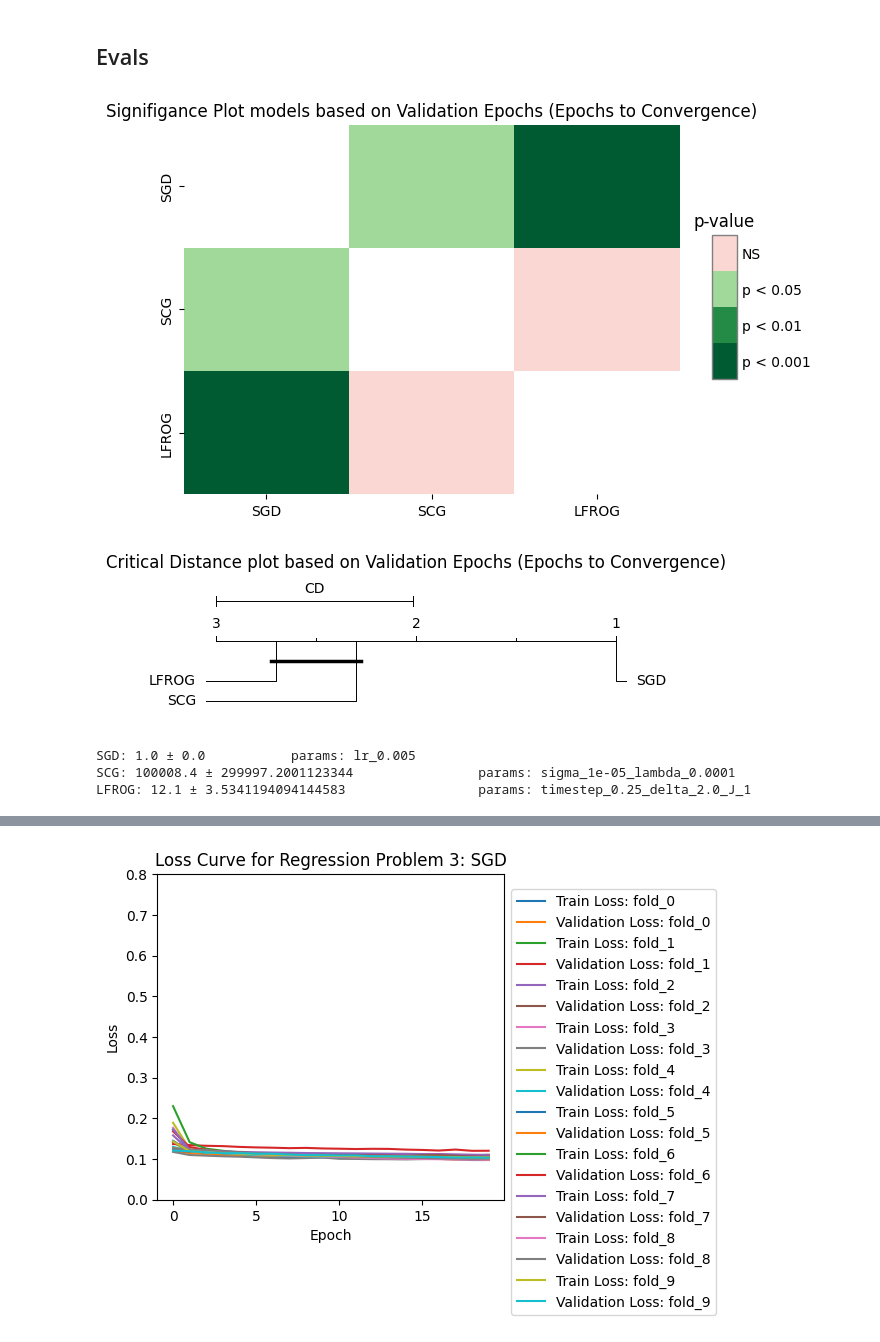
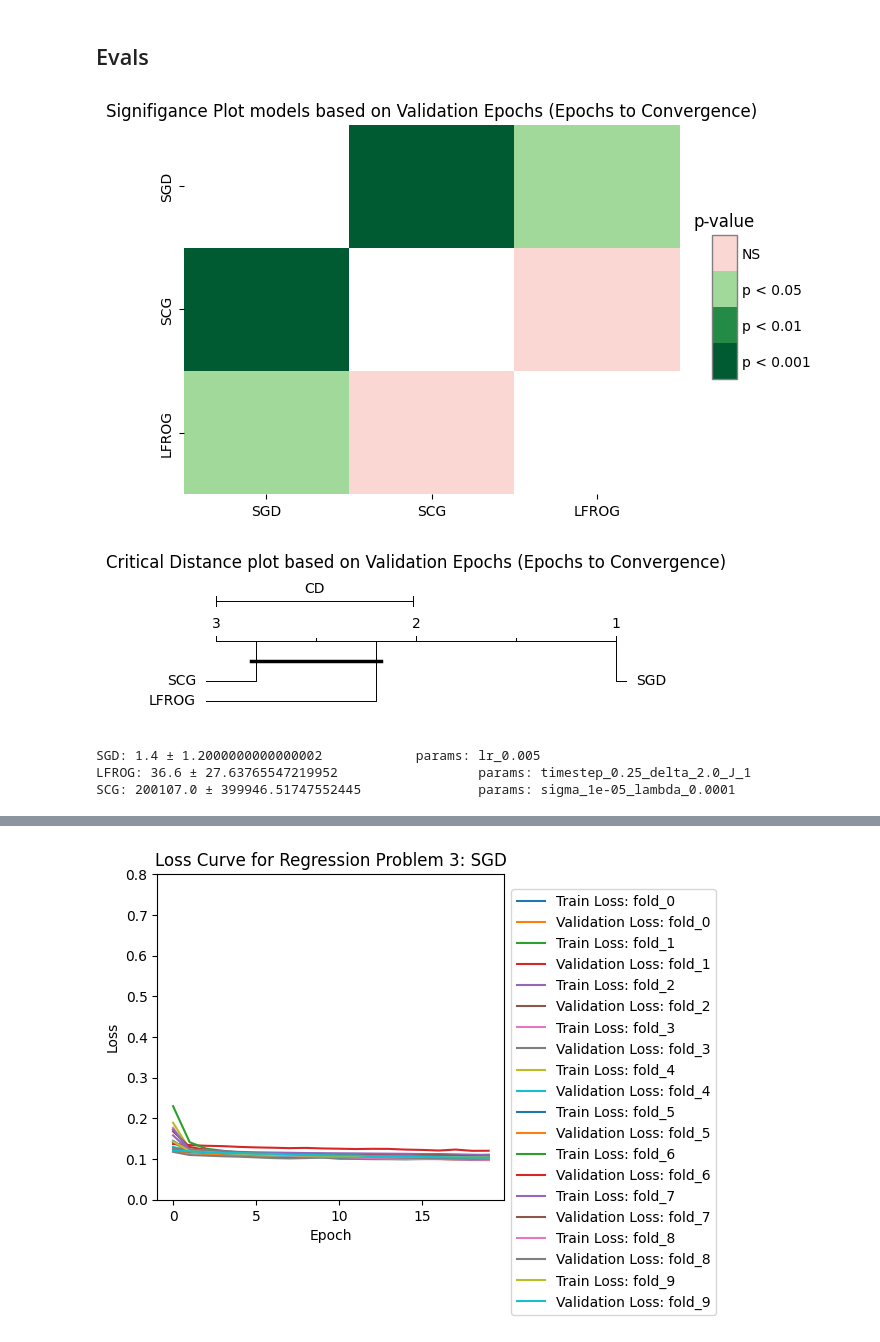
Before and after one commit to charliedekock12/ml_assign3, a Jupyter notebook: src/regression_3.ipynb, the cells around one changed output, grey strips where cells are left out. Cells and saved outputs as stored; diff of their text form; code cells hidden in the pictures.

```diff
--- a/src/regression_3.ipynb
+++ b/src/regression_3.ipynb
@@ -853,11 +853,11 @@ def stat_tests(sgd, scg, lfrog, metric, signifigance_level = 0.05, conv_threshol
             para = best_lfrog_key
         print(f"{k}: {out[metric+'_avg']} ± {out[metric+'_std']} \t\t params: {para}")
 # %%
-stat_tests(dim_results_lr, scg_param_results, lfrog_param_results, metric='val_epoch', signifigance_level=0.07, conv_threshold=0.14)
+stat_tests(dim_results_lr, scg_param_results, lfrog_param_results, metric='val_epoch', signifigance_level=0.07, conv_threshold=0.12)
 # %% [output]
-[figure, old version]
+[figure, new version]
-[figure, old version]
+[figure, new version]
-SGD: 1.0 ± 0.0           params: lr_0.005
-SCG: 100008.4 ± 299997.2001123344                params: sigma_1e-05_lambda_0.0001
-LFROG: 12.1 ± 3.5341194094144583                 params: timestep_0.25_delta_2.0_J_1
+SGD: 1.4 ± 1.2000000000000002            params: lr_0.005
+LFROG: 36.6 ± 27.63765547219952                  params: timestep_0.25_delta_2.0_J_1
+SCG: 200107.0 ± 399946.51747552445               params: sigma_1e-05_lambda_0.0001
 # %%
```
Also changed, not shown: parts of 2 cells of this notebook, 2 other files.
